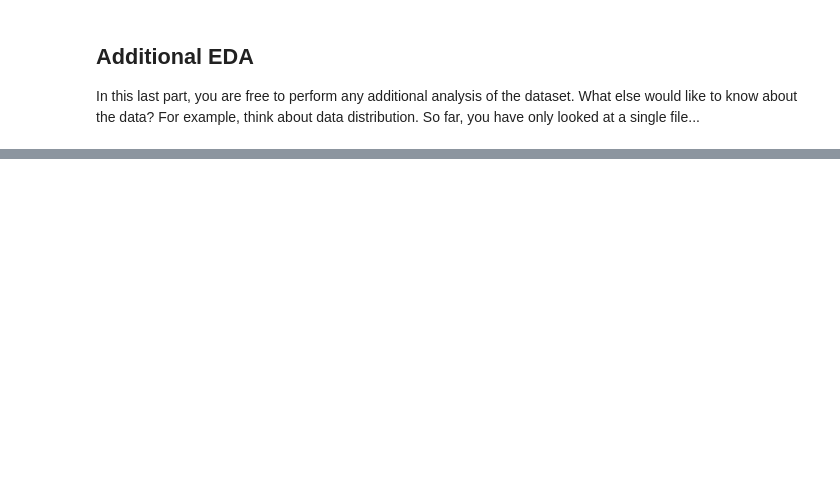
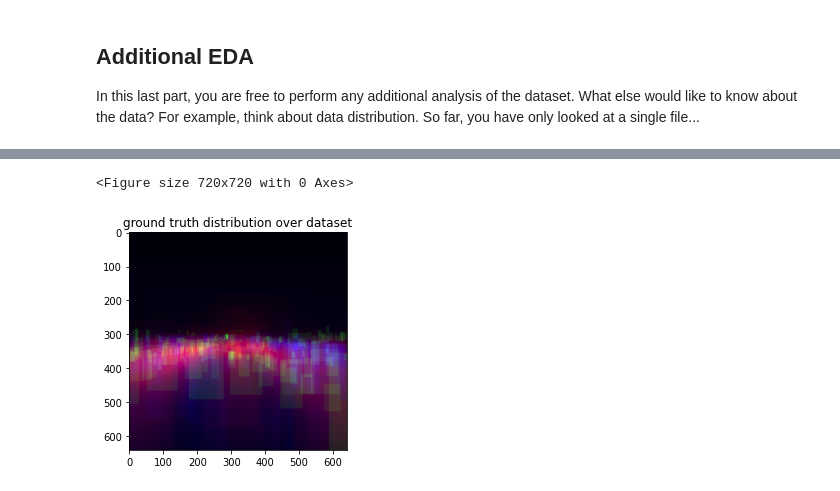
Before and after one commit to datacamp527ataudi/nd013-c1-vision-starter, a Jupyter notebook: Exploratory Data Analysis.ipynb, the cells around one changed output, grey strips where cells are left out. Cells and saved outputs as stored; diff of their text form; code cells hidden in the pictures; blank space fills up the shorter version.

```diff
--- a/Exploratory Data Analysis.ipynb
+++ b/Exploratory Data Analysis.ipynb
@@ -78,0 +108,52 @@ For example, think about data distribution. So far, you have only looked at a si
+# %%
+#I was interested in how the distribution of detected objects is
+color_map = {1:'red', 2:'blue', 4:'green'}
+
+plt.figure(figsize=(10,10))
+
+fig,ax = plt.subplots()
+
+#heatmap is an array that collects all groundtruth-boxes in the dataset
+
+heatmap = np.zeros((640,640,3))
+
+for file in dataset.take(10000): # I chose a max value to keep runtime in acceptable limits
+    im = file["image"].numpy()
+
+    for gt_bbox, label in zip(file["groundtruth_boxes"].numpy(), file["groundtruth_classes"].numpy()):
+
+        if label==1:
+            heatmap[int(gt_bbox[0]*im.shape[0]):int(gt_bbox[2]*im.shape[0]),
+                    int(gt_bbox[1]*im.shape[1]):int(gt_bbox[3]*im.shape[1]), 0] = heatmap[int(gt_bbox[0]*im.shape[0]):int(gt_bbox[2]*im.shape[0]),
+                    int(gt_bbox[1]*im.shape[1]):int(gt_bbox[3]*im.shape[1]), 0] + 1
+        if label==2:
+            heatmap[int(gt_bbox[0]*im.shape[0]):int(gt_bbox[2]*im.shape[0]),
+                    int(gt_bbox[1]*im.shape[1]):int(gt_bbox[3]*im.shape[1]), 2] = heatmap[int(gt_bbox[0]*im.shape[0]):int(gt_bbox[2]*im.shape[0]),
+                    int(gt_bbox[1]*im.shape[1]):int(gt_bbox[3]*im.shape[1]), 2] + 1
+        if label==4:
+            heatmap[int(gt_bbox[0]*im.shape[0]):int(gt_bbox[2]*im.shape[0]),
+                    int(gt_bbox[1]*im.shape[1]):int(gt_bbox[3]*im.shape[1]), 1] = heatmap[int(gt_bbox[0]*im.shape[0]):int(gt_bbox[2]*im.shape[0]),
+                    int(gt_bbox[1]*im.shape[1]):int(gt_bbox[3]*im.shape[1]), 1] + 1
+
+
+#to display the result properly I normalized R, G and B-channel separately
+map_red = heatmap[:,:,0]
+map_green = heatmap[:,:,1]
+map_blue = heatmap[:,:,2]
+
+norm_red = np.amax(map_red)
+norm_green = np.amax(map_green)
+norm_blue = np.amax(map_blue)
+
+heatmap[:,:,0] = heatmap[:,:,0] / norm_red
+heatmap[:,:,1] = heatmap[:,:,1] / norm_green
+heatmap[:,:,2] = heatmap[:,:,2] / norm_blue
+
+
+ax.imshow(heatmap)
+ax.set_title("ground truth distribution over dataset")
+
+plt.show()
+# %% [output]
+<Figure size 720x720 with 0 Axes>
+[figure, added]
```
Also changed, not shown: parts of 3 cells of this notebook.
